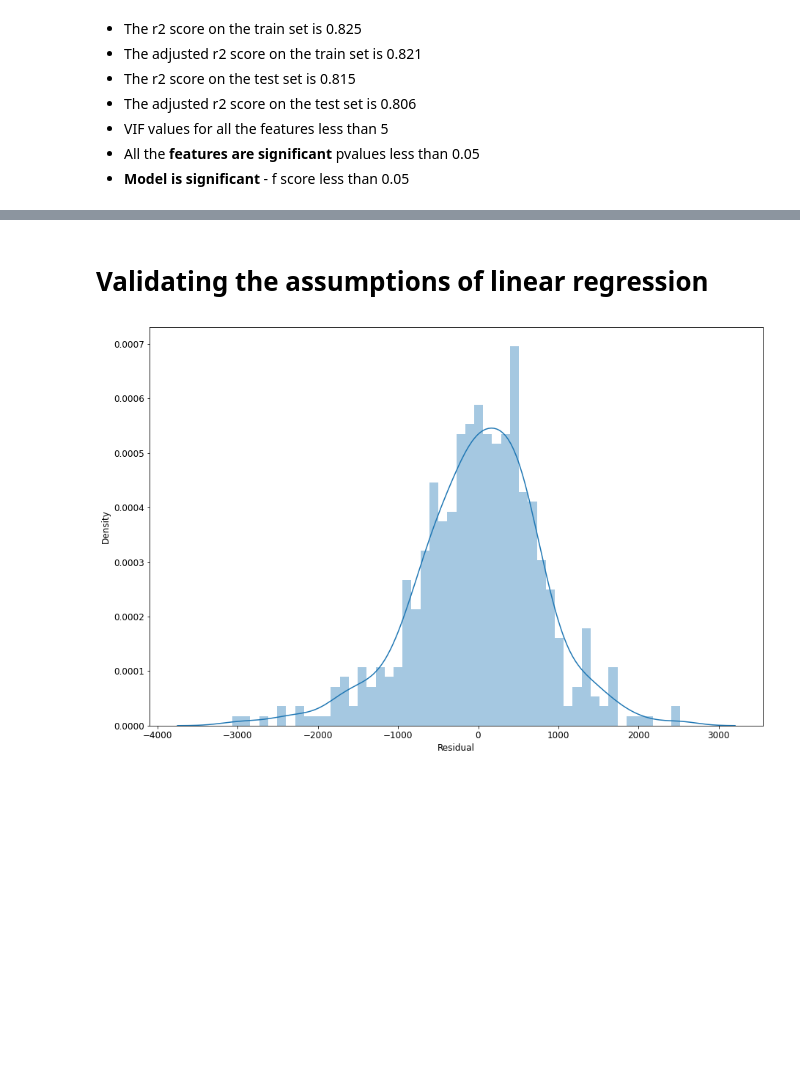
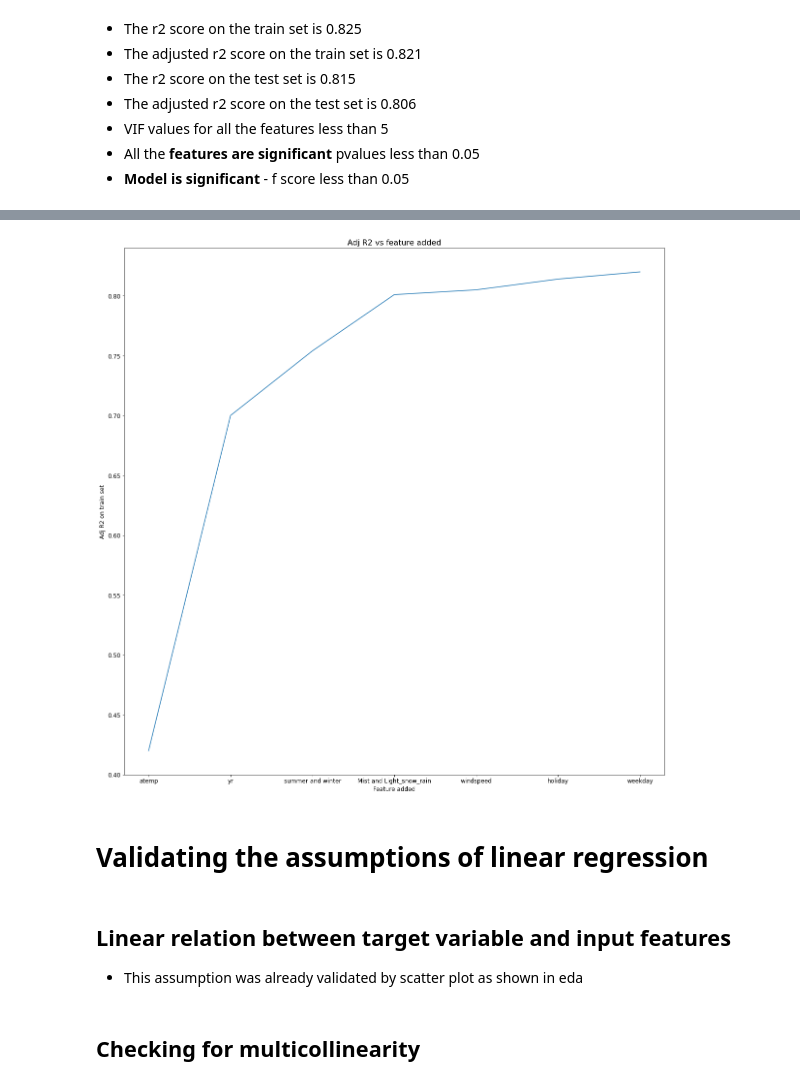
Before and after one commit to kvc0608/Bike-sharing, a Jupyter notebook: Anirudh_KVC.ipynb, the cells around one changed output, grey strips where cells are left out. Drawn from its saved outputs; the diff is of its cells as text; code cells hidden in the pictures; blank space fills up the shorter version.

```diff
--- a/Anirudh_KVC.ipynb
+++ b/Anirudh_KVC.ipynb
@@ -334,5 +374,4 @@ X_test[feat_scal] = scaler.transform(X_test[feat_scal])
 # %%
-# Defining class for all training related methods and attributes
 
 class Model_build:
 
@@ -340,7 +379,7 @@ class Model_build:
         self.feat = feat
 
 
-    def train_model(self):
+    def train_model(self): # Method to train the model
         feat_with_cnst = self.feat + ["cnst"]
         model = sm.OLS(y_train,X_train[feat_with_cnst])
         self.trained_model = model.fit()
@@ -376,7 +415,7 @@ class Model_build:
         plt.yticks(fontsize=12)
         plt.show()
 
-    def plot_residual(self): # Method to plot
+    def plot_residual(self): # Method to plot redisual distribution plot
         plt.figure(figsize=(15,10))
         sns.distplot(y_train-self.y_train_pred,bins=50)
         plt.xlabel("Residual",fontsize=12)
@@ -385,7 +424,7 @@ class Model_build:
         plt.yticks(fontsize=12)
         plt.show()
 
-    def calc_vif(self):
+    def calc_vif(self): # Method to calculate VIF
         if len(self.feat)<=1:
             print("Cannot calculate VIF as only one feature is present")
         else:
@@ -394,3 +433,12 @@ class Model_build:
             self.vif_data["VIF_values"] =  [variance_inflation_factor(X_train[self.feat].values, i) for i in range(len(self.feat))]
             self.vif_data = self.vif_data.sort_values(by="VIF_values",ascending=False)
             print(self.vif_data)
+
+    def plotqq(self):
+        plt.figure(figsize=(15,10))
+        sm.qqplot(y_train - self.y_train_pred)
+        plt.xlabel("Theoritical Quantiles",fontsize=12)
+        plt.ylabel("Sample Quantiles",fontsize=12)
+        plt.xticks(fontsize=12)
+        plt.yticks(fontsize=12)
+        plt.show()
@@ -825,5 +879,3 @@ models[-1].calc_vif()
 - VIF values for all the features less than 5
 - All the **features are significant** pvalues less than 0.05
 - **Model is significant** - f score less than 0.05
-# %%
-rel_models.append(models[-1])
@@ -835,7 +921,21 @@ rel_models.append(models[-1])
+# %%
+# Plotting adj r2 for all the relevant models
+plt.figure(figsize=(20,20))
+x_pos = [i for i in range(1,len(rel_models)+1)]
+plt.plot(x_pos,[j.adj_r2_train for j in rel_models])
+feature_added_list  = ["atemp","yr","summer and winter","Mist and Light_snow_rain","windspeed","holiday","weekday"]
+plt.xticks(x_pos,feature_added_list,fontsize=12)
+plt.yticks(fontsize=12)
+plt.xlabel("Feature added",fontsize=12)
+plt.ylabel("Adj R2 on train set",fontsize=12)
+plt.title("Adj R2 vs feature added",fontsize=16)
+plt.show()
+# %% [output]
+[figure, added]
 # %% [markdown]
 # Validating the assumptions of linear regression
-# %%
-# Plotting dist plot of residuals for the final model
-rel_models[-1].plot_residual()
-# %% [output]
-[figure, removed]
+# %% [markdown]
+## Linear relation between target variable and input features
+ - This assumption was already validated by scatter plot as shown in eda
+# %% [markdown]
+## Checking for multicollinearity
```
Also changed, not shown: parts of 89 cells of this notebook, 3 other files.
